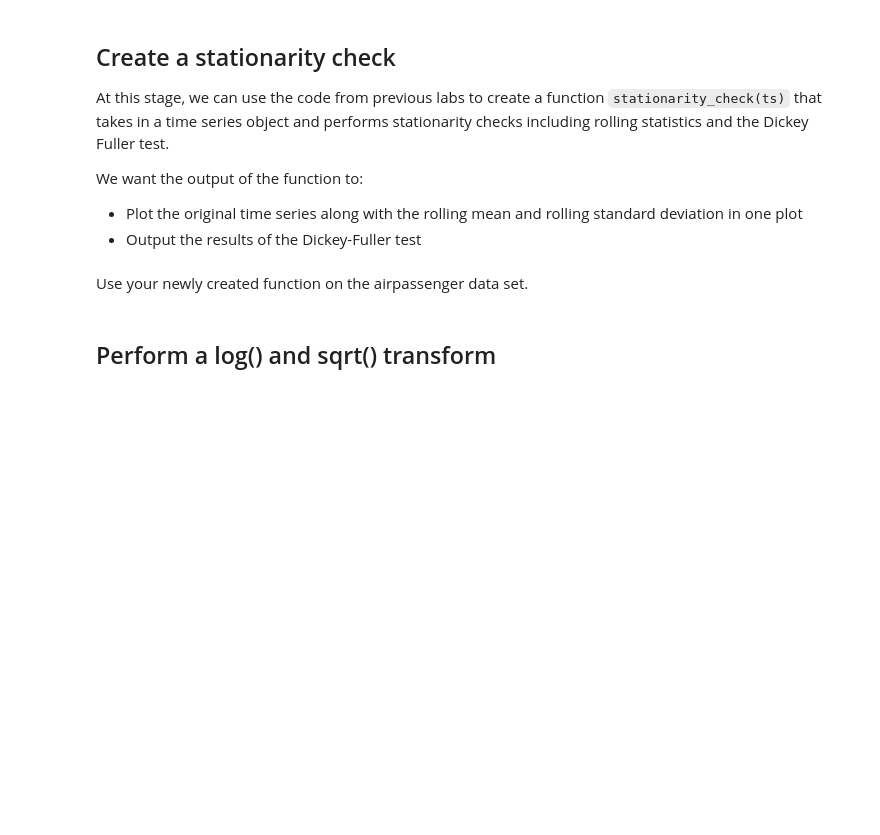
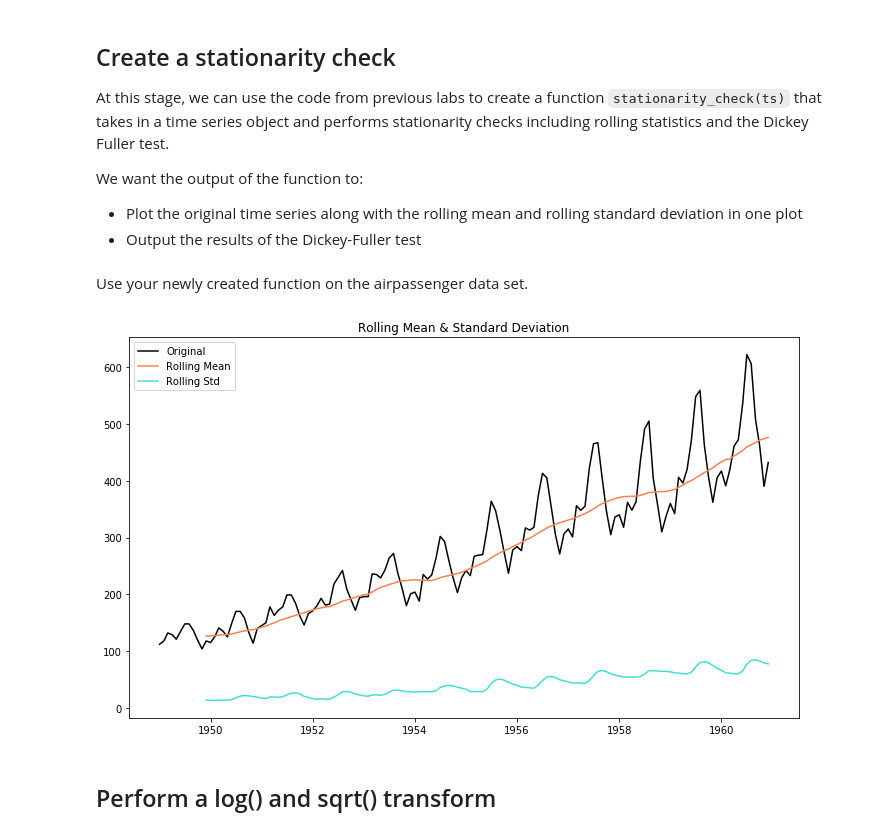
Before and after one commit to graceh3/dsc-3-25-08-removing-trends-lab-nyc-ds-career-012819, a Jupyter notebook: index.ipynb, the cells around one changed output. Cells and saved outputs as stored; diff of their text form; code cells hidden in the pictures; blank space fills up the shorter version.

```diff
--- a/index.ipynb
+++ b/index.ipynb
@@ -47,7 +47,7 @@ def stationarity_check(ts):
     rolling_std = ts.rolling(window=12, center = False).std()
 
     fig = plt.figure(figsize = (12, 7))
-    org = plt.plot(df, color = 'black', label = "Original")
+    org = plt.plot(ts, color = 'black', label = "Original")
     mean = plt.plot(rolling_mean, color = 'coral', label = 'Rolling Mean')
     std = plt.plot(rolling_std, color = 'turquoise', label = 'Rolling Std')
     plt.legend(loc = 'best')
@@ -57,6 +57,9 @@ def stationarity_check(ts):
 Use your newly created function on the airpassenger data set.
 # %%
 # Code here
+stationarity_check(ts)
+# %% [output]
+[figure, added]
 # %% [markdown]
 ## Perform a log() and sqrt() transform
 # %%
```
